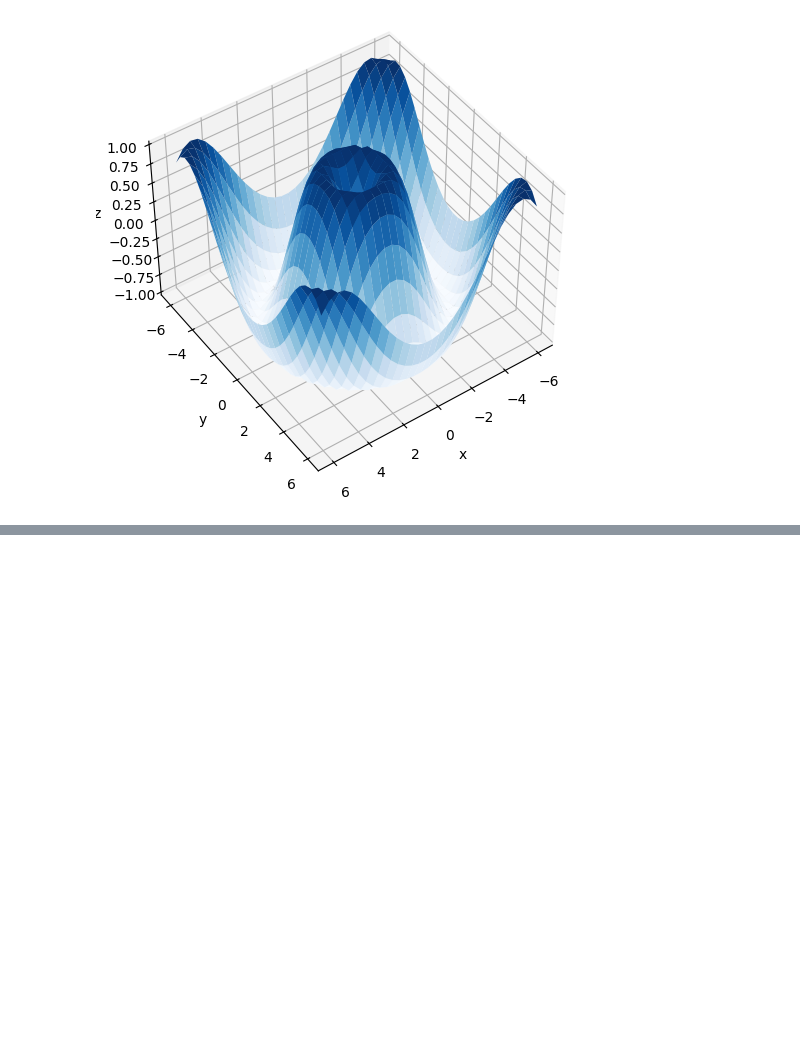
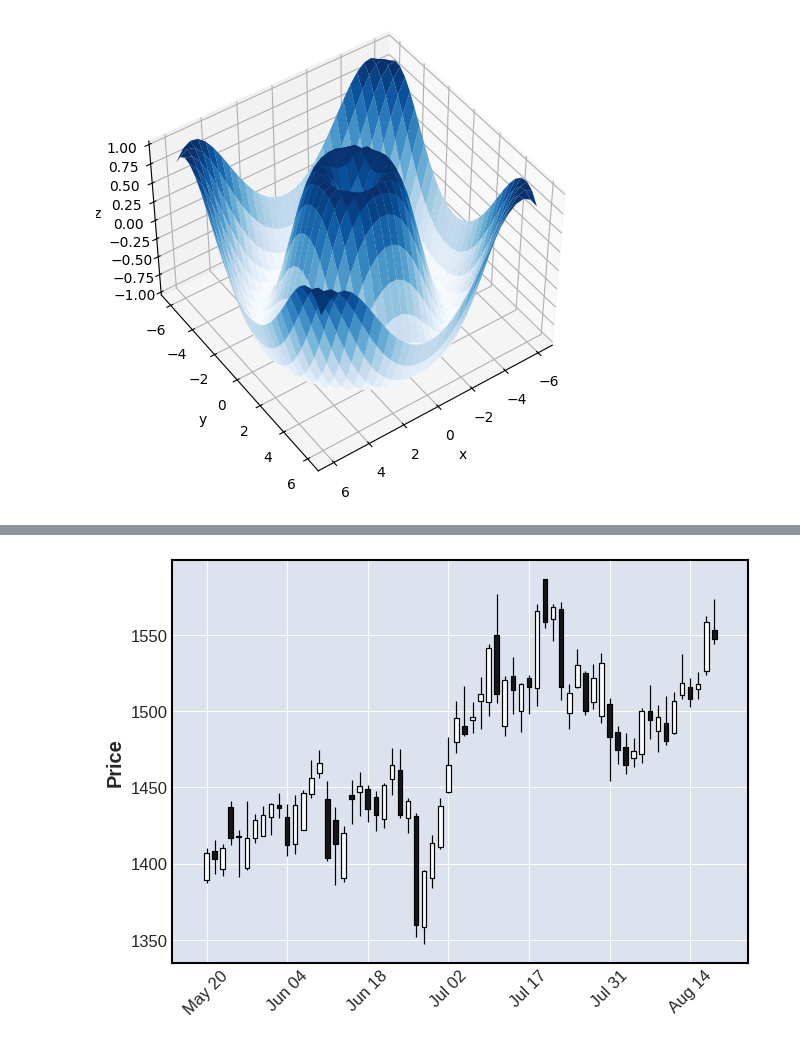
Before and after one commit to touhid0503/Matplotlib, a Jupyter notebook: matplotlib_15_02_26.ipynb, the cells around one changed output, grey strips where cells are left out. Drawn from its saved outputs; the diff is of its cells as text; code cells hidden in the pictures; blank space fills up the shorter version.

```diff
--- a/matplotlib_15_02_26.ipynb
+++ b/matplotlib_15_02_26.ipynb
@@ -213,0 +240,17 @@ axes_9.plot_surface(x_4,y_4,z_4, rstride=1, cstride=1,cmap='Blues',edgecolor='no
+# %%
+import kagglehub
+from kagglehub import KaggleDatasetAdapter
+import pandas as pd
+
+file_path = "GOOG.csv"
+
+goog_data = kagglehub.dataset_load(
+  KaggleDatasetAdapter.PANDAS,
+  "abdalrahmanshahrour/googcsv",
+  file_path
+)
+
+goog_data['Date'] = pd.to_datetime(goog_data['Date'])
+goog_data = goog_data.set_index('Date')
+
+print(goog_data.sample(5))
@@ -213,0 +304,4 @@ axes_9.plot_surface(x_4,y_4,z_4, rstride=1, cstride=1,cmap='Blues',edgecolor='no
+# %%
+mpf.plot(goog_data,type='candle')
+# %% [output]
+[figure, added]
```
Also changed, not shown: parts of 9 cells of this notebook.
